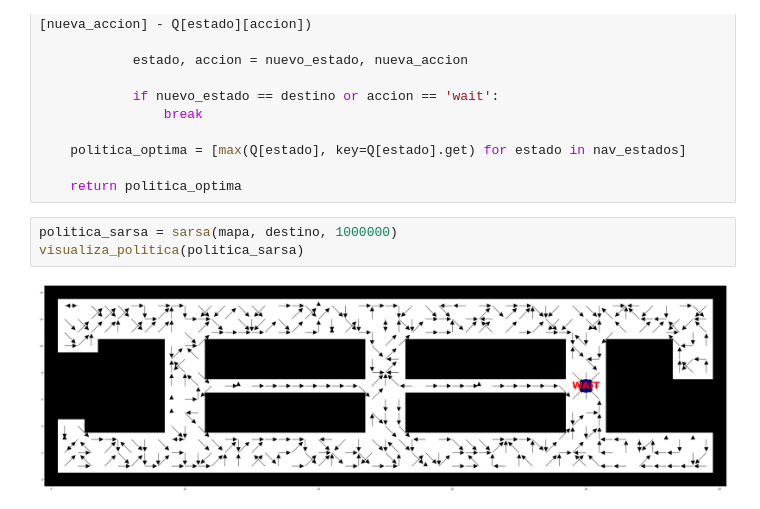
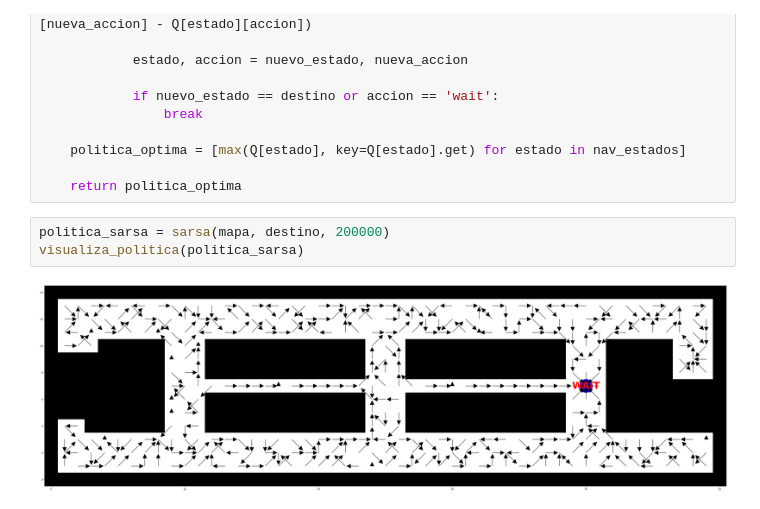
Before and after one commit to jormunrod/IA_RL_Project, a Jupyter notebook: Proyect.ipynb, the cells around one changed output. Saved outputs shown, nothing was run; the diff lists cells and outputs as text.

```diff
--- a/Proyect.ipynb
+++ b/Proyect.ipynb
@@ -284,7 +284,7 @@ def sarsa(mapa, destino, num_episodes, max_steps=100, alpha=0.1, gamma=0.95, eps
 
     return politica_optima
 # %%
-politica_sarsa = sarsa(mapa, destino, 1000000)
+politica_sarsa = sarsa(mapa, destino, 200000)
 visualiza_politica(politica_sarsa)
 # %% [output]
-[figure, old version]
+[figure, new version]
```
Also changed, not shown: parts of 1 cell of this notebook.
